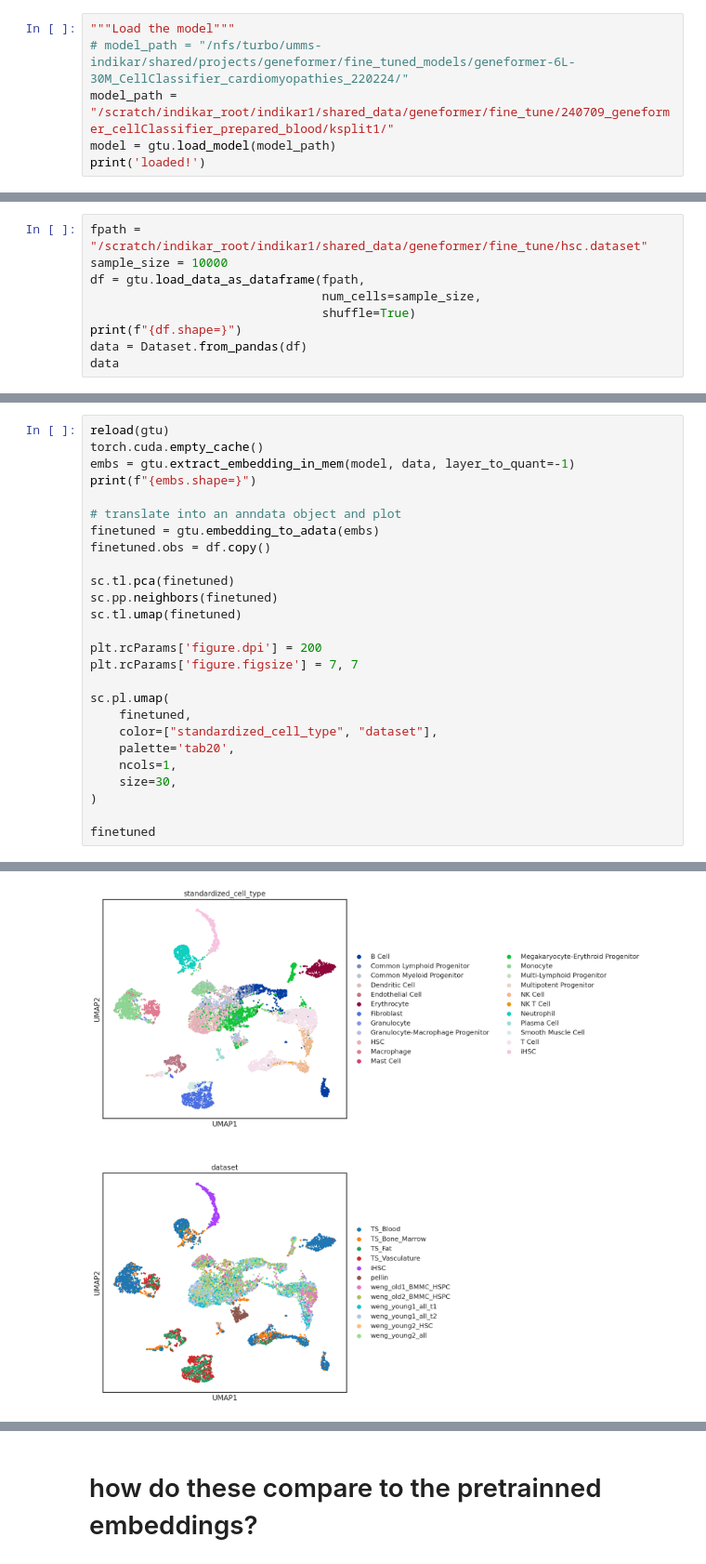
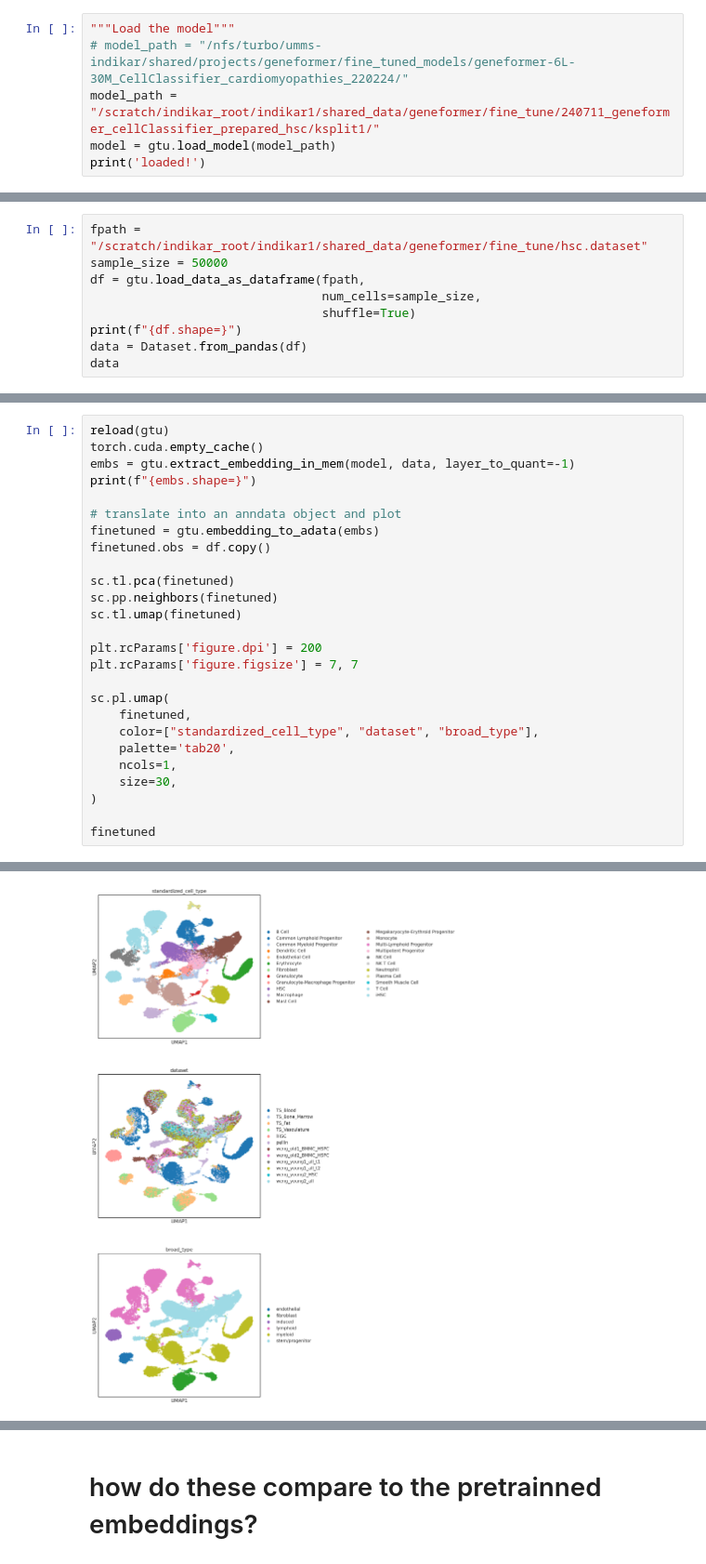
Before and after one commit to CooperStansbury/geneformer_dev, a Jupyter notebook: notebooks/iHSC/fine_tuned_embeddings.ipynb, the cells around one changed output, grey strips where cells are left out. Shown at 93% size. Cells and saved outputs as stored; diff of their text form.

Commit message:
update fine-tuning

```diff
--- a/notebooks/iHSC/fine_tuned_embeddings.ipynb
+++ b/notebooks/iHSC/fine_tuned_embeddings.ipynb
@@ -33,7 +35,7 @@ torch.cuda.empty_cache()
 # %%
 """Load the model"""
 # model_path = "/nfs/turbo/umms-indikar/shared/projects/geneformer/fine_tuned_models/geneformer-6L-30M_CellClassifier_cardiomyopathies_220224/"
-model_path = "/scratch/indikar_root/indikar1/shared_data/geneformer/fine_tune/240709_geneformer_cellClassifier_prepared_blood/ksplit1/"
+model_path = "/scratch/indikar_root/indikar1/shared_data/geneformer/fine_tune/240711_geneformer_cellClassifier_prepared_hsc/ksplit1/"
 model = gtu.load_model(model_path)
 print('loaded!')
 # %% [output]
@@ -42,7 +44,7 @@ You should probably TRAIN this model on a down-stream task to be able to use it
 loaded!
 # %%
 fpath = "/scratch/indikar_root/indikar1/shared_data/geneformer/fine_tune/hsc.dataset"
-sample_size = 10000
+sample_size = 50000
 df = gtu.load_data_as_dataframe(fpath,
                                 num_cells=sample_size,
                                 shuffle=True)
@@ -74,7 +76,7 @@ plt.rcParams['figure.figsize'] = 7, 7
 
 sc.pl.umap(
     finetuned,
-    color=["standardized_cell_type", "dataset"],
+    color=["standardized_cell_type", "dataset", "broad_type"],
     palette='tab20',
     ncols=1,
     size=30,
@@ -86 +88 @@ embs.shape=(10000, 512)
-[figure, old version]
+[figure, new version]
```
Also changed, not shown: parts of 10 cells of this notebook, 1 other file.
